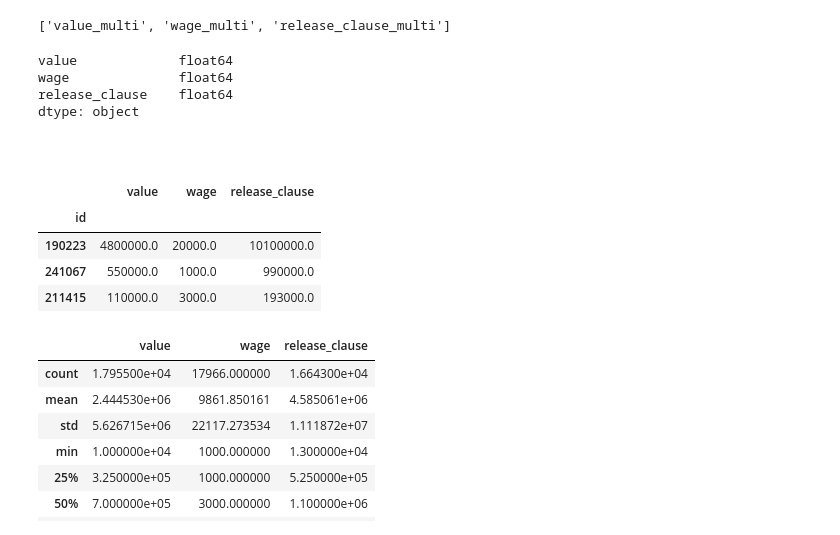
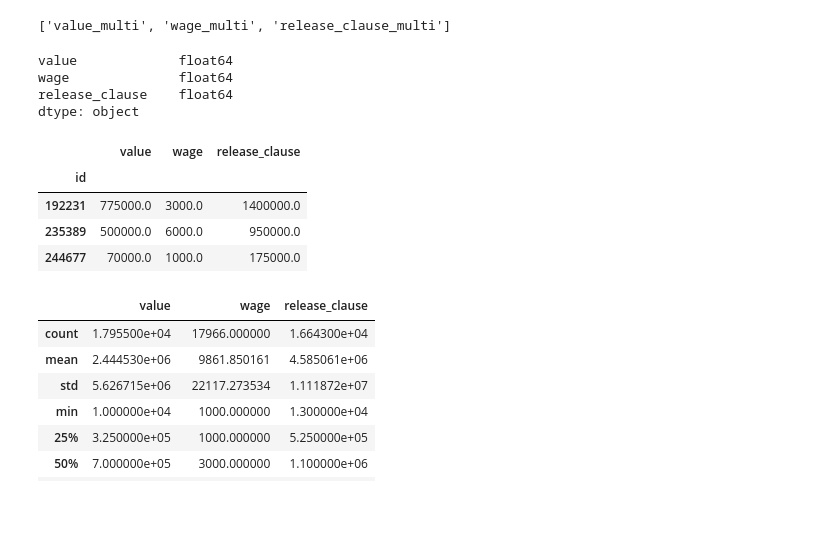
Before and after one commit to MarioPrado1148/DSWP_aluno, a Jupyter notebook: Notebooks/2020-10-13 NB10_01__Pandas - exercício 9.ipynb, the cells around one changed output. Drawn from its saved outputs; the diff is of its cells as text; code cells hidden in the pictures; blank space fills up the shorter version.

```diff
--- a/Notebooks/2020-10-13 NB10_01__Pandas - exercício 9.ipynb
+++ b/Notebooks/2020-10-13 NB10_01__Pandas - exercício 9.ipynb
@@ -190,19 +190,19 @@ df_fifa.loc[:, lst_cols_financ] = (
 ['value_multi', 'wage_multi', 'release_clause_multi']
 # %%
 # conferência: `dtypes` das colunas de valores financeiros
-display(  df_fifa[lst_cols_financ].dtypes, Markdown('<br/>'),
-          df_fifa[lst_cols_financ].sample(3)  )
+display(  df_fifa[lst_cols_financ].dtypes  )
+print()
+display(  df_fifa[lst_cols_financ].sample(3)  )
 # %% [output]
 value             float64
 wage              float64
 release_clause    float64
 dtype: object
-<br/>
 |  | value | wage | release_clause |
 | id |  |  |  |
-| 190223 | 4800000.0 | 20000.0 | 10100000.0 |
-| 241067 | 550000.0 | 1000.0 | 990000.0 |
-| 211415 | 110000.0 | 3000.0 | 193000.0 |
+| 192231 | 775000.0 | 3000.0 | 1400000.0 |
+| 235389 | 500000.0 | 6000.0 | 950000.0 |
+| 244677 | 70000.0 | 1000.0 | 175000.0 |
 # %%
 # sumários estatístico e técnico
 display(df_fifa[lst_cols_financ].describe())
```
Also changed, not shown: parts of 35 cells of this notebook.
